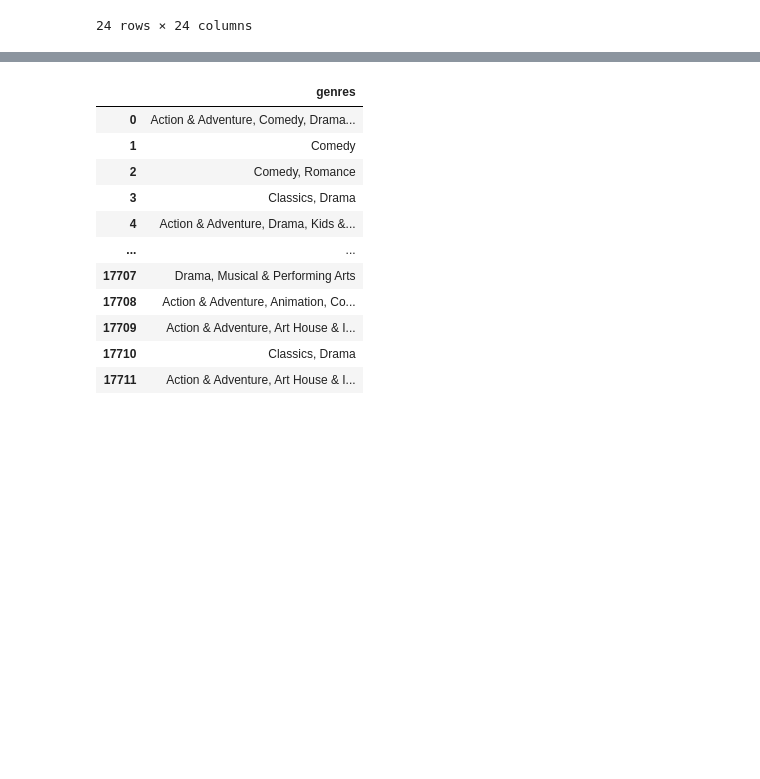
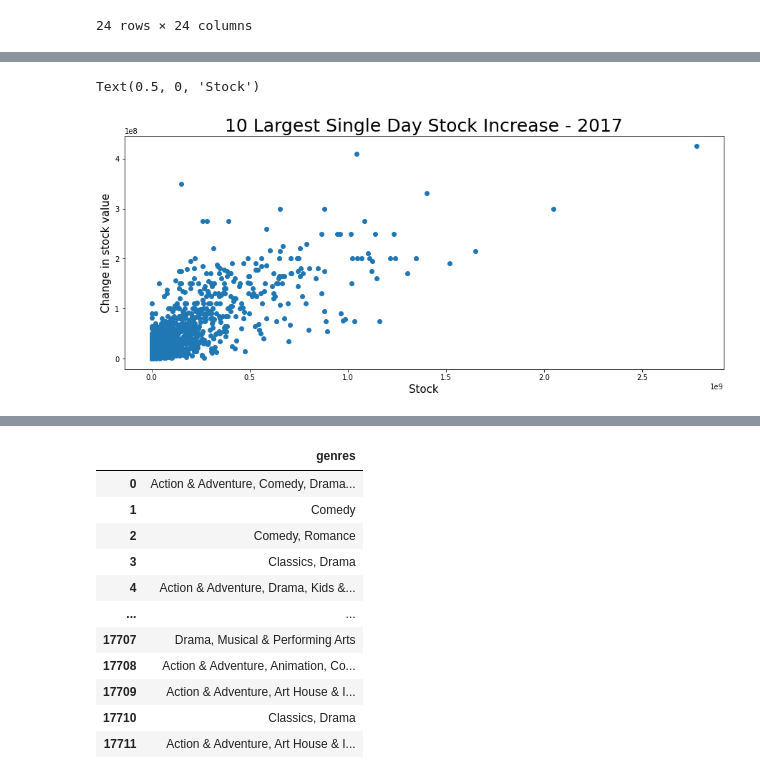
Before and after one commit to krvosen/microsoft_movie_analysis, a Jupyter notebook: create_sql_database.ipynb, the cells around one changed output, grey strips where cells are left out. Saved outputs shown, nothing was run; the diff lists cells and outputs as text; code cells hidden in the pictures; blank space fills up the shorter version.

```diff
--- a/create_sql_database.ipynb
+++ b/create_sql_database.ipynb
@@ -144,3 +207,15 @@ plt.scatter(movie_title.Adventure, movie_title.domestic_gross)#If genre is equal
+# %%
+fig, ax = plt.subplots(figsize=(15,6))
+xlabels = production_gross.worldwide_gross
+ax.scatter(xlabels, production_gross.production_budget)
+ax.set_title('10 Largest Single Day Stock Increase - 2017', fontsize=25)
+ax.set_ylabel('Change in stock value', fontsize=15)
+ax.set_xlabel('Stock', fontsize=15)
+#ax.set_xlim(.1, .5)
+#ax.set_ylim(0, .5);
+# %% [output]
+Text(0.5, 0, 'Stock')
+[figure, added]
 # %% [markdown]
 ![movies.db schema](images/movies_db_schema.png)
 # %%
```
Also changed, not shown: parts of 11 cells of this notebook.
